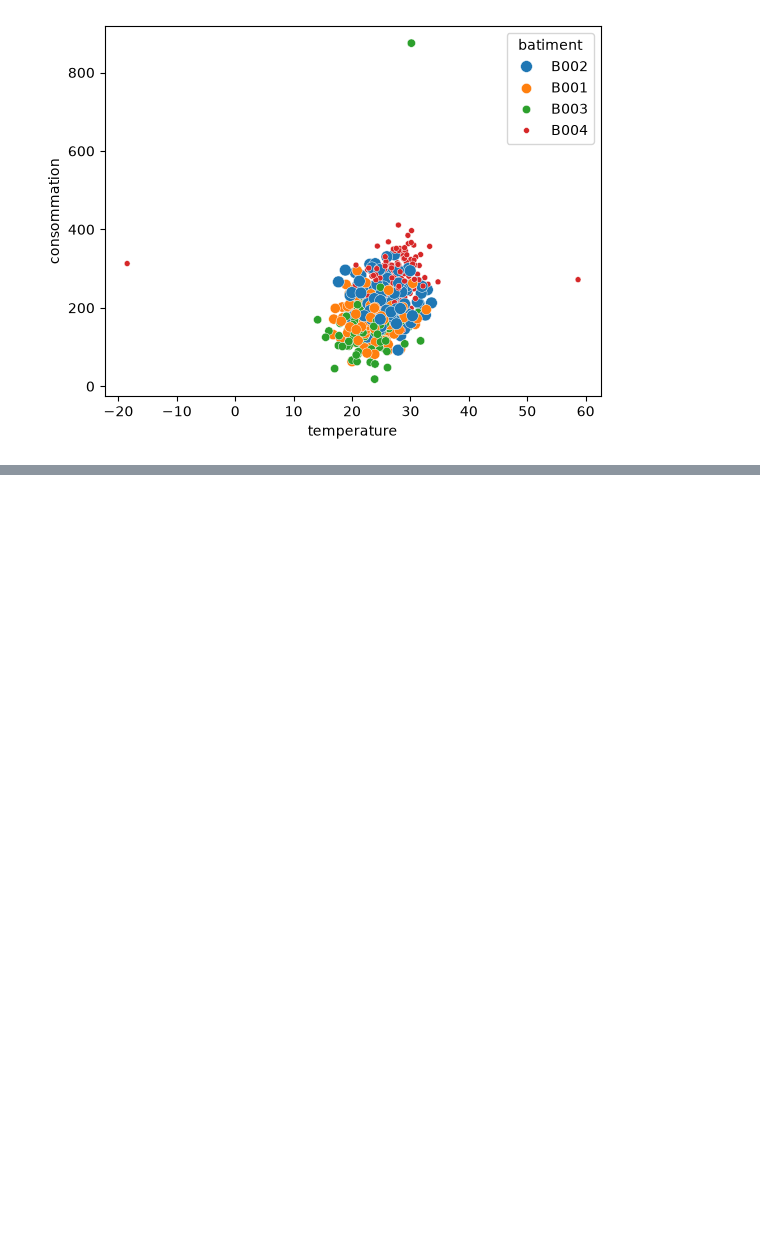
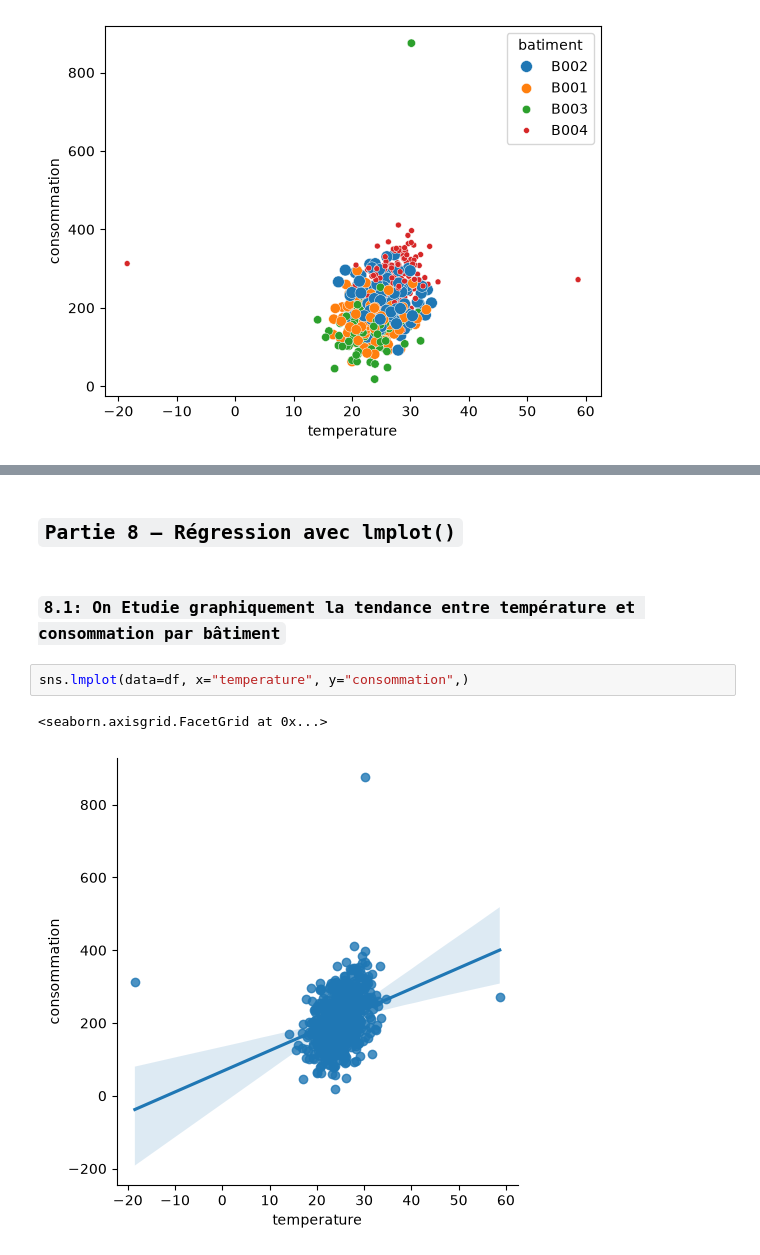
Before and after one commit to Alassanee/atelier_seaborn_iot, a Jupyter notebook: notebooks/atelier_seaborn_iot.ipynb, the cells around one changed output, grey strips where cells are left out. Saved outputs shown, nothing was run; the diff lists cells and outputs as text; blank space fills up the shorter version.

```diff
--- a/notebooks/atelier_seaborn_iot.ipynb
+++ b/notebooks/atelier_seaborn_iot.ipynb
@@ -415,0 +439,9 @@ sns.scatterplot(data=df, x="temperature", y="consommation", hue="batiment", size
+# %% [markdown]
+## `Partie 8 – Régression avec lmplot()`
+# %% [markdown]
+### `8.1: On Etudie graphiquement la tendance entre température et consommation par bâtiment`
+# %%
+sns.lmplot(data=df, x="temperature", y="consommation",)
+# %% [output]
+<seaborn.axisgrid.FacetGrid at 0x...>
+[figure, added]
```
Also changed, not shown: parts of 7 cells of this notebook.
